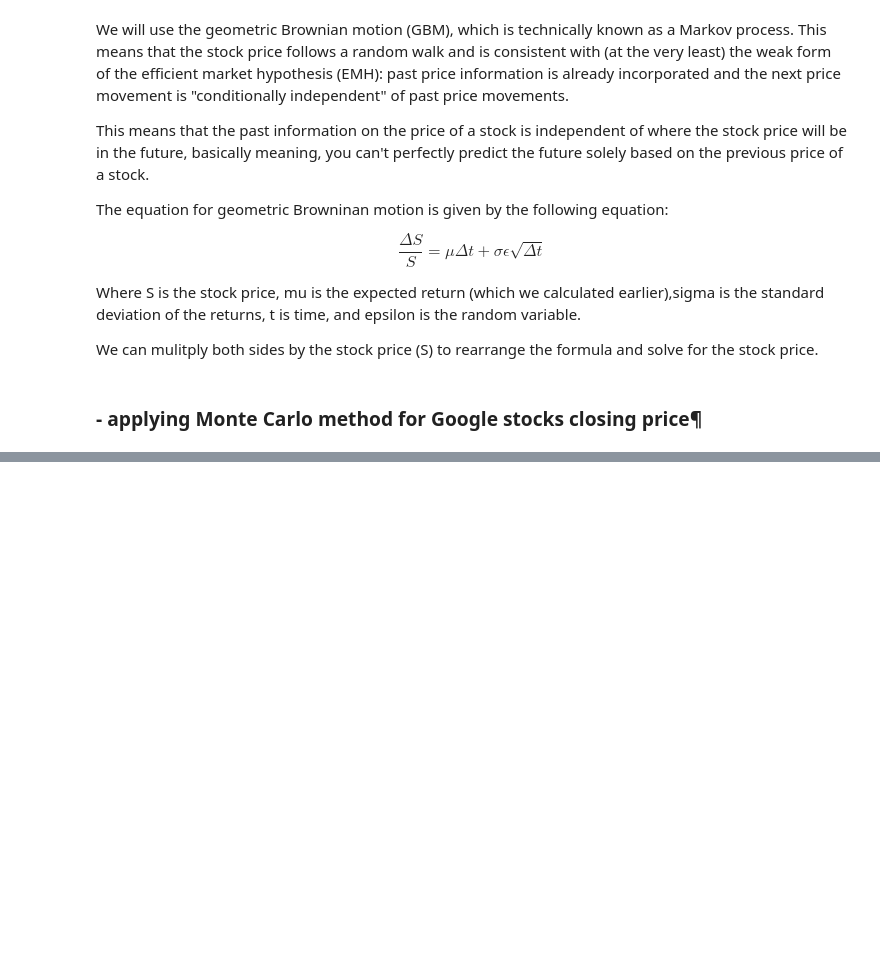
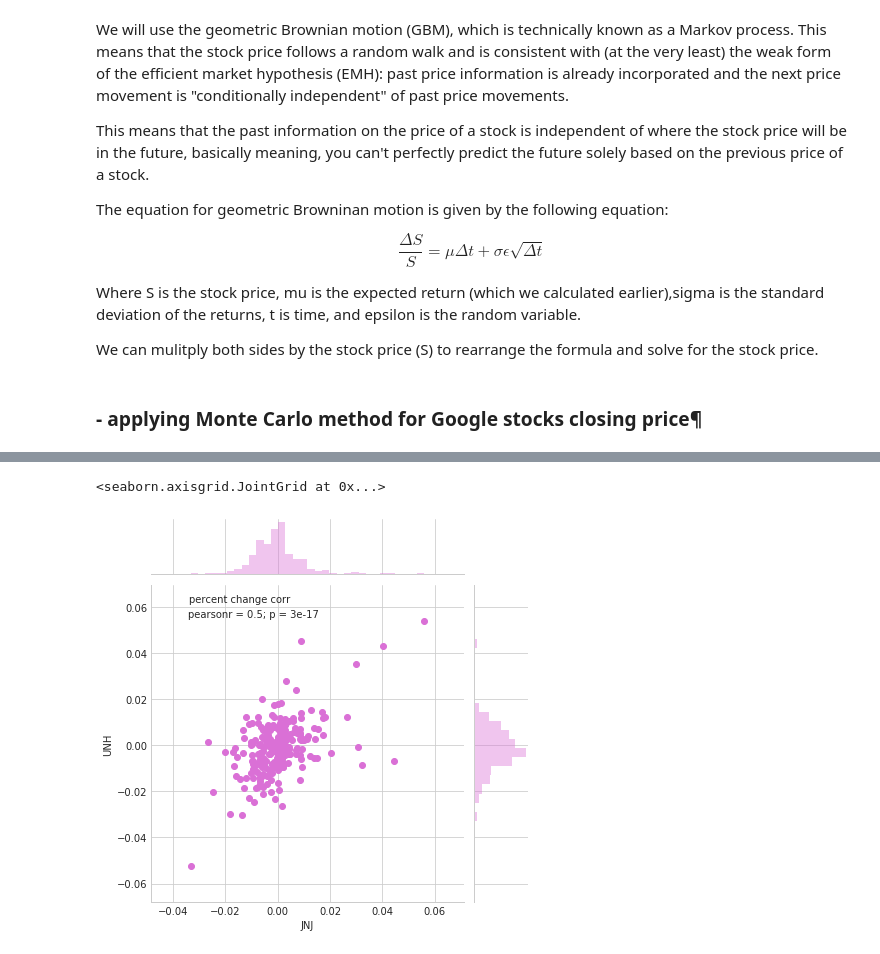
Before and after one commit to h-ann/Stock_Market_Analysis, a Jupyter notebook: stockMarketAnalysis.ipynb, the cells around one changed output, grey strips where cells are left out. Cells and saved outputs as stored; diff of their text form; code cells hidden in the pictures; blank space fills up the shorter version.

Commit message:
added Healthcare companies Stock Market Analysis

```diff
--- a/stockMarketAnalysis.ipynb
+++ b/stockMarketAnalysis.ipynb
@@ -322,0 +327,5 @@ plt.title(u"Final price distribution for Google Stock after %s days" % days, wei
+# %%
+end = datetime.now()
+start = datetime(end.year - 1,end.month,end.day)
+
+JNJ = data.get_data_yahoo('JNJ',start,end)
@@ -322,0 +343,2 @@ plt.title(u"Final price distribution for Google Stock after %s days" % days, wei
+# %%
+UNH = data.get_data_yahoo('UNH',start,end)
@@ -322,0 +356,4 @@ plt.title(u"Final price distribution for Google Stock after %s days" % days, wei
+# %%
+health_df = pd.concat([JNJ['adjclose'], UNH['adjclose']], axis = 1)
+health_df.columns = ['JNJ','UNH']
+health_df.head()
@@ -322,0 +367,4 @@ plt.title(u"Final price distribution for Google Stock after %s days" % days, wei
+# %%
+health_df_pct = health_df.pct_change()
+health_df_pct.dropna(inplace=True)
+health_df_pct.head()
@@ -322,0 +378,5 @@ plt.title(u"Final price distribution for Google Stock after %s days" % days, wei
+# %%
+sns.jointplot(health_df_pct.JNJ, health_df_pct.UNH, color='orchid', annot_kws={'title':'percent change corr'})
+# %% [output]
+<seaborn.axisgrid.JointGrid at 0x...>
+[figure, added]
```
Also changed, not shown: parts of 37 cells of this notebook.
